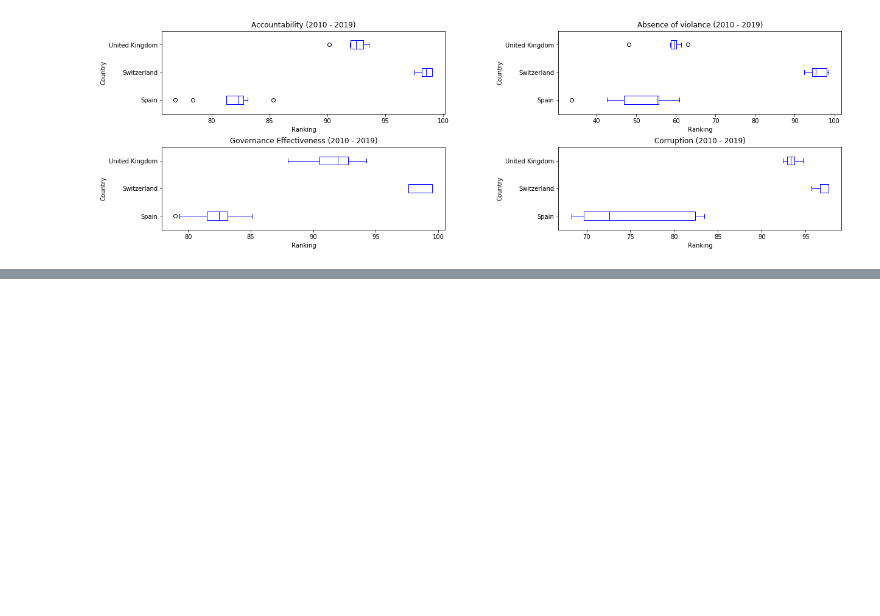
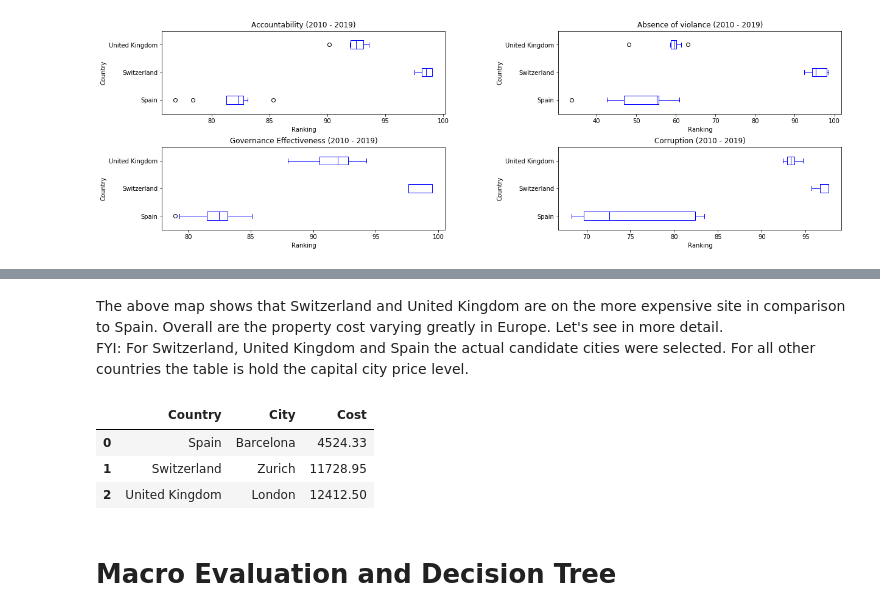
Before and after one commit to rogermoll/Capstone_project, a Jupyter notebook: Macro Economical review.ipynb, the cells around one changed output, grey strips where cells are left out. Cells and saved outputs as stored; diff of their text form; code cells hidden in the pictures; blank space fills up the shorter version.

```diff
--- a/Macro Economical review.ipynb
+++ b/Macro Economical review.ipynb
@@ -425,0 +499,21 @@ plt.show()
+# %% [markdown]
+The above map shows that Switzerland and United Kingdom are on the more expensive site in comparison to Spain. Overall are the property cost varying greatly in Europe. Let's see in more detail.
+FYI: For Switzerland, United Kingdom and Spain the actual candidate cities were selected. For all other countries the table is hold the capital city price level.
+# %%
+sel = prop[prop['City'].isin(['London','Zurich','Barcelona'])]
+#sel = sel.rename({'EUR / m2':'Cost'}, axis=1).astype({'Cost': int})
+sel.columns = list(map(str, sel.columns))
+
+ctry = sel[['Country','City','Cost']]
+ctry.sort_values(by=['Country'], ascending=False)
+ctry.replace(' ','')
+ctry.reset_index(drop=True, inplace=True)
+
+ctry
+# %% [output]
+|  | Country | City | Cost |
+| 0 | Spain | Barcelona | 4524.33 |
+| 1 | Switzerland | Zurich | 11728.95 |
+| 2 | United Kingdom | London | 12412.50 |
+# %% [markdown]
+# Macro Evaluation and Decision Tree
```
Also changed, not shown: parts of 5 cells of this notebook.
